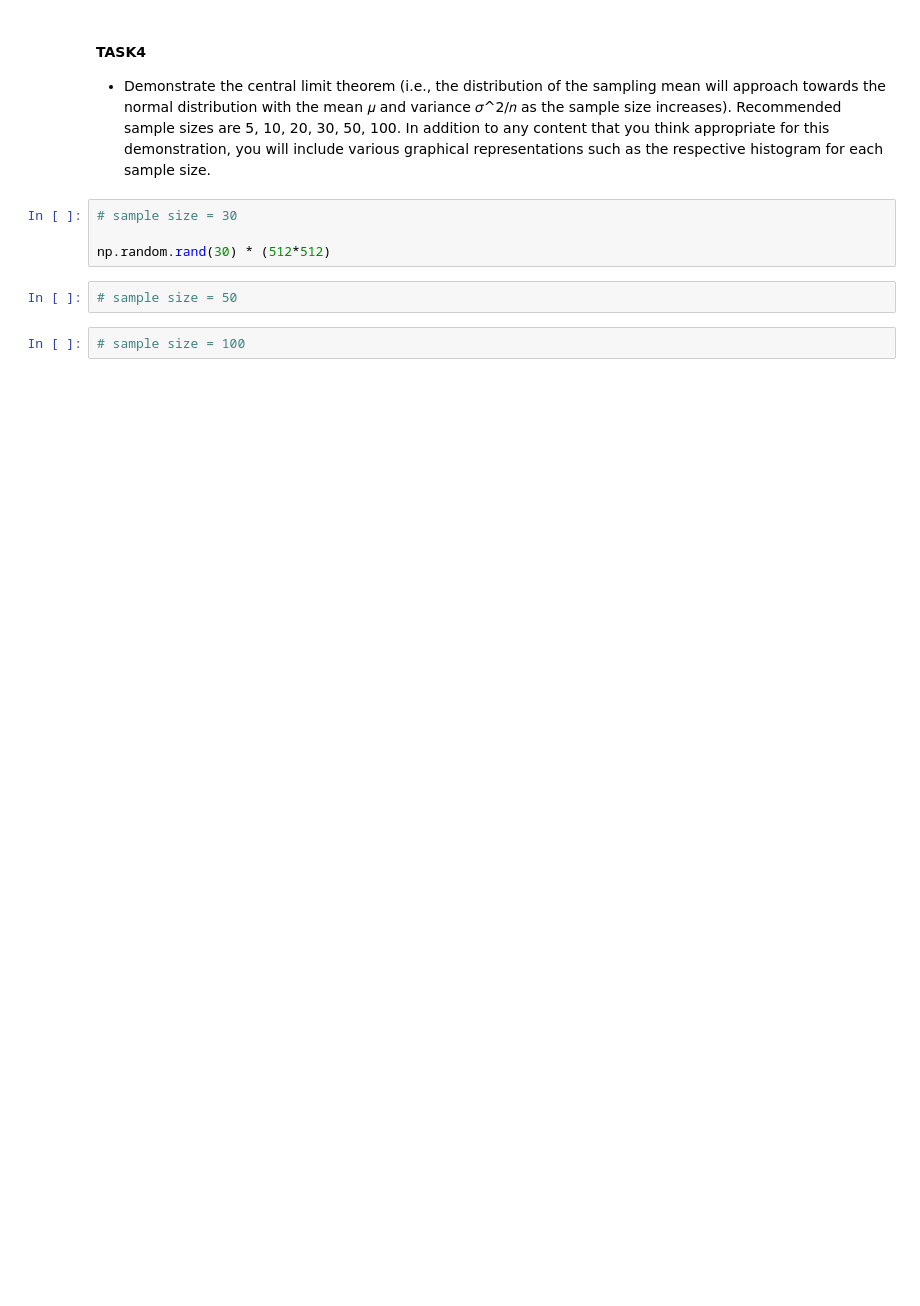
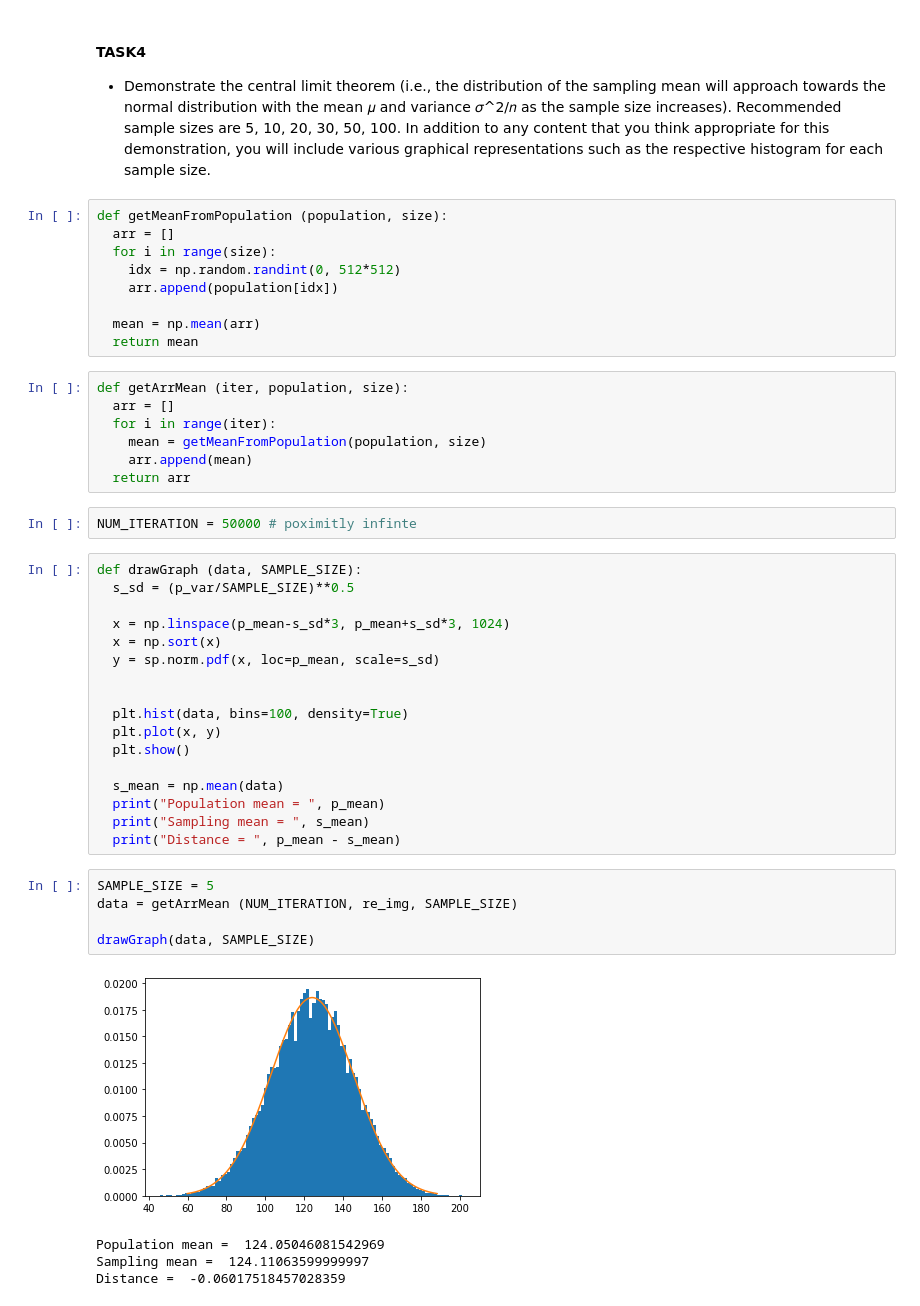
Before and after one commit to reyeon1209/Probability-Statistics, a Jupyter notebook: 17011658_CLT_Project.ipynb, the cells around one changed output. Saved outputs shown, nothing was run; the diff lists cells and outputs as text; blank space fills up the shorter version.

```diff
--- a/17011658_CLT_Project.ipynb
+++ b/17011658_CLT_Project.ipynb
@@ -82,11 +100,48 @@ plt.show()
 # %% [markdown]
 #### TASK4
 - Demonstrate the central limit theorem (i.e., the distribution of the sampling mean will approach towards the normal distribution with the mean 𝜇 and variance 𝜎^2/𝑛 as the sample size increases). Recommended sample sizes are 5, 10, 20, 30, 50, 100. In addition to any content that you think appropriate for this demonstration, you will include various graphical representations such as the respective histogram for each sample size.
-# %%
-# sample size = 30
-
-np.random.rand(30) * (512*512)
-# %%
-# sample size = 50
-# %%
-# sample size = 100
+# %%
+def getMeanFromPopulation (population, size):
+  arr = []
+  for i in range(size):
+    idx = np.random.randint(0, 512*512)
+    arr.append(population[idx])
+
+  mean = np.mean(arr)
+  return mean
+# %%
+def getArrMean (iter, population, size):
+  arr = []
+  for i in range(iter):
+    mean = getMeanFromPopulation(population, size)
+    arr.append(mean)
+  return arr
+# %%
+NUM_ITERATION = 50000 # poximitly infinte
+# %%
+def drawGraph (data, SAMPLE_SIZE):
+  s_sd = (p_var/SAMPLE_SIZE)**0.5
+
+  x = np.linspace(p_mean-s_sd*3, p_mean+s_sd*3, 1024)
+  x = np.sort(x)
+  y = sp.norm.pdf(x, loc=p_mean, scale=s_sd)
+
+
+  plt.hist(data, bins=100, density=True)
+  plt.plot(x, y)
+  plt.show()
+
+  s_mean = np.mean(data)
+  print("Population mean = ", p_mean)
+  print("Sampling mean = ", s_mean)
+  print("Distance = ", p_mean - s_mean)
+# %%
+SAMPLE_SIZE = 5
+data = getArrMean (NUM_ITERATION, re_img, SAMPLE_SIZE)
+
+drawGraph(data, SAMPLE_SIZE)
+# %% [output]
+[figure, added]
+Population mean =  124.05046081542969
+Sampling mean =  124.11063599999997
+Distance =  -0.06017518457028359
```
Also changed, not shown: parts of 11 cells of this notebook.
